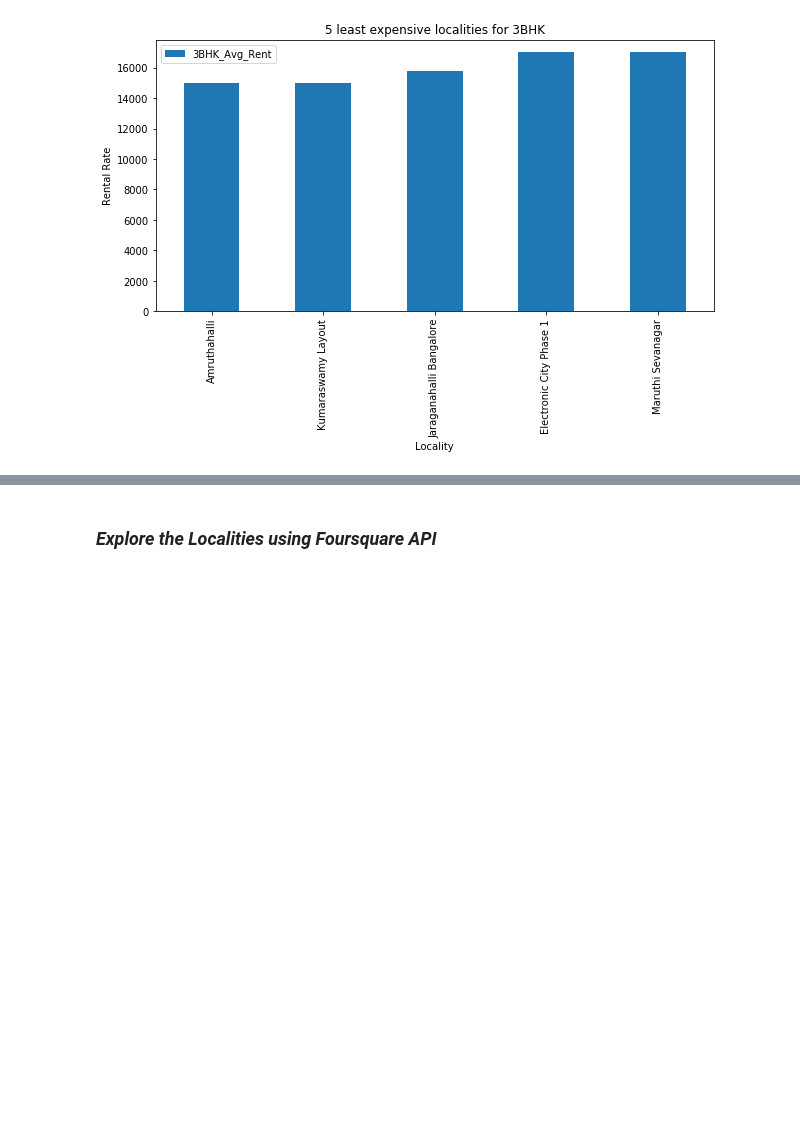
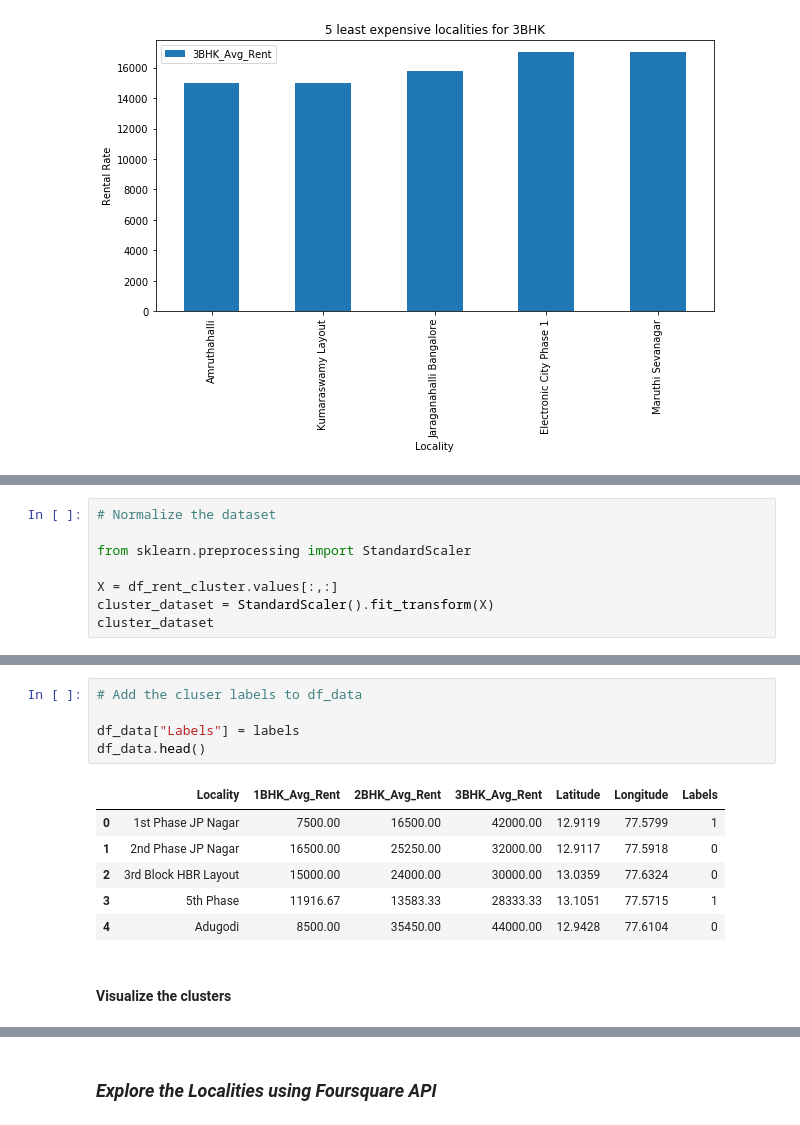
Before and after one commit to satchi7/Coursera_Capstone, a Jupyter notebook: The Battle of Neighborhoods - Code.ipynb, the cells around one changed output, grey strips where cells are left out. Drawn from its saved outputs; the diff is of its cells as text; blank space fills up the shorter version.

```diff
--- a/The Battle of Neighborhoods - Code.ipynb
+++ b/The Battle of Neighborhoods - Code.ipynb
@@ -297,0 +312,8 @@ plt.show()
+# %%
+# Normalize the dataset
+
+from sklearn.preprocessing import StandardScaler
+
+X = df_rent_cluster.values[:,:]
+cluster_dataset = StandardScaler().fit_transform(X)
+cluster_dataset
@@ -297,0 +373,14 @@ plt.show()
+# %%
+# Add the cluser labels to df_data
+
+df_data["Labels"] = labels
+df_data.head()
+# %% [output]
+|  | Locality | 1BHK_Avg_Rent | 2BHK_Avg_Rent | 3BHK_Avg_Rent | Latitude | Longitude | Labels |
+| 0 | 1st Phase JP Nagar | 7500.00 | 16500.00 | 42000.00 | 12.9119 | 77.5799 | 1 |
+| 1 | 2nd Phase JP Nagar | 16500.00 | 25250.00 | 32000.00 | 12.9117 | 77.5918 | 0 |
+| 2 | 3rd Block HBR Layout | 15000.00 | 24000.00 | 30000.00 | 13.0359 | 77.6324 | 0 |
+| 3 | 5th Phase | 11916.67 | 13583.33 | 28333.33 | 13.1051 | 77.5715 | 1 |
+| 4 | Adugodi | 8500.00 | 35450.00 | 44000.00 | 12.9428 | 77.6104 | 0 |
+# %% [markdown]
+#### Visualize the clusters
```
Also changed, not shown: parts of 24 cells of this notebook.
